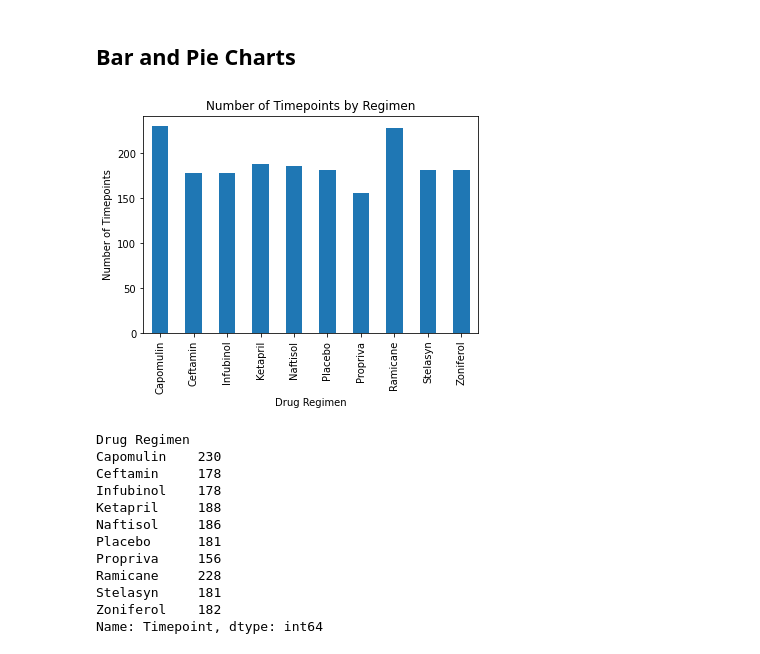
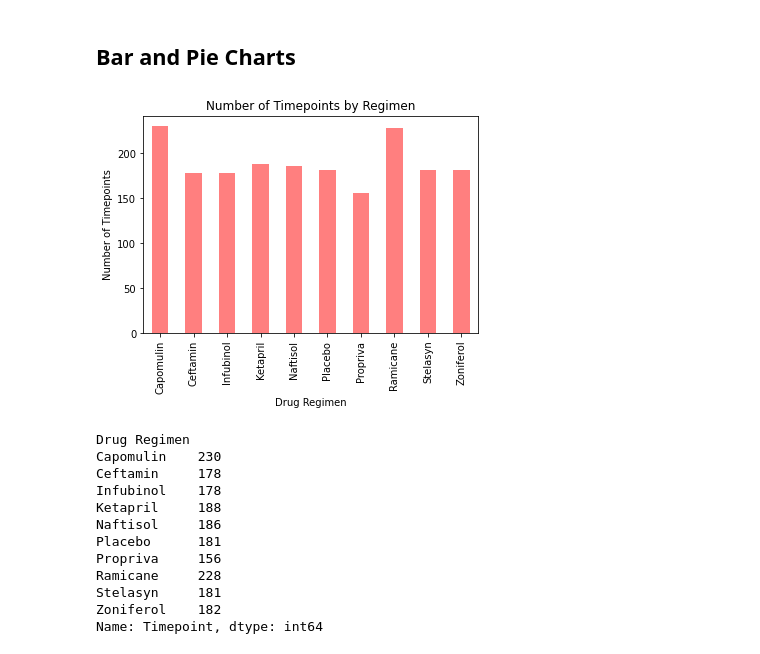
Before and after one commit to Sjenn257/matplotlib-challenge, a Jupyter notebook: pymaceuticals_starter.ipynb, the cells around one changed output. Saved outputs shown, nothing was run; the diff lists cells and outputs as text; code cells hidden in the pictures.

```diff
--- a/pymaceuticals_starter.ipynb
+++ b/pymaceuticals_starter.ipynb
@@ -170,17 +194,17 @@ grouped_regimen_df2
 # %%
 # Generate a bar plot showing the total number of timepoints for all mice tested for each drug regimen using Pandas.
 
 drug=combined_df.groupby('Drug Regimen')
 timepoints=drug['Timepoint'].count()
 
-count_chart=timepoints.plot(kind='bar')
+count_chart=timepoints.plot(kind='bar', color='red', alpha=0.5)
 count_chart.set_title("Number of Timepoints by Regimen")
 count_chart.set_xlabel("Drug Regimen")
 count_chart.set_ylabel("Number of Timepoints")
 
 plt.show()
 # %% [output]
-[figure, old version]
+[figure, new version]
 # %%
 timepoints
 # %% [output]
```
Also changed, not shown: parts of 26 cells of this notebook.
